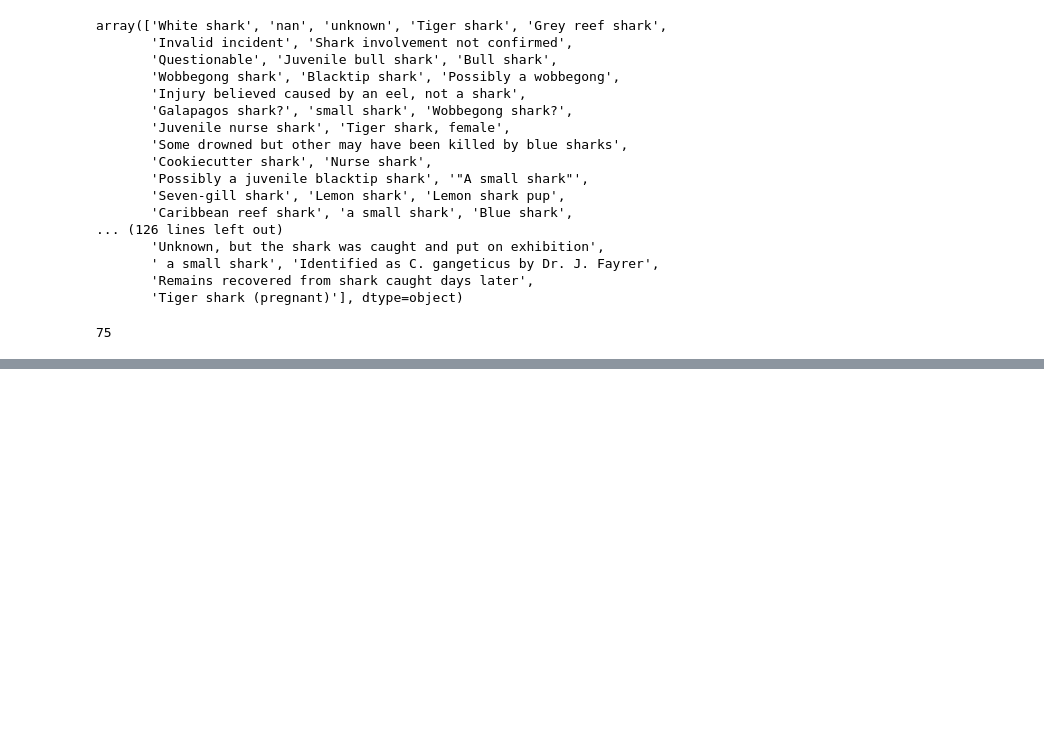
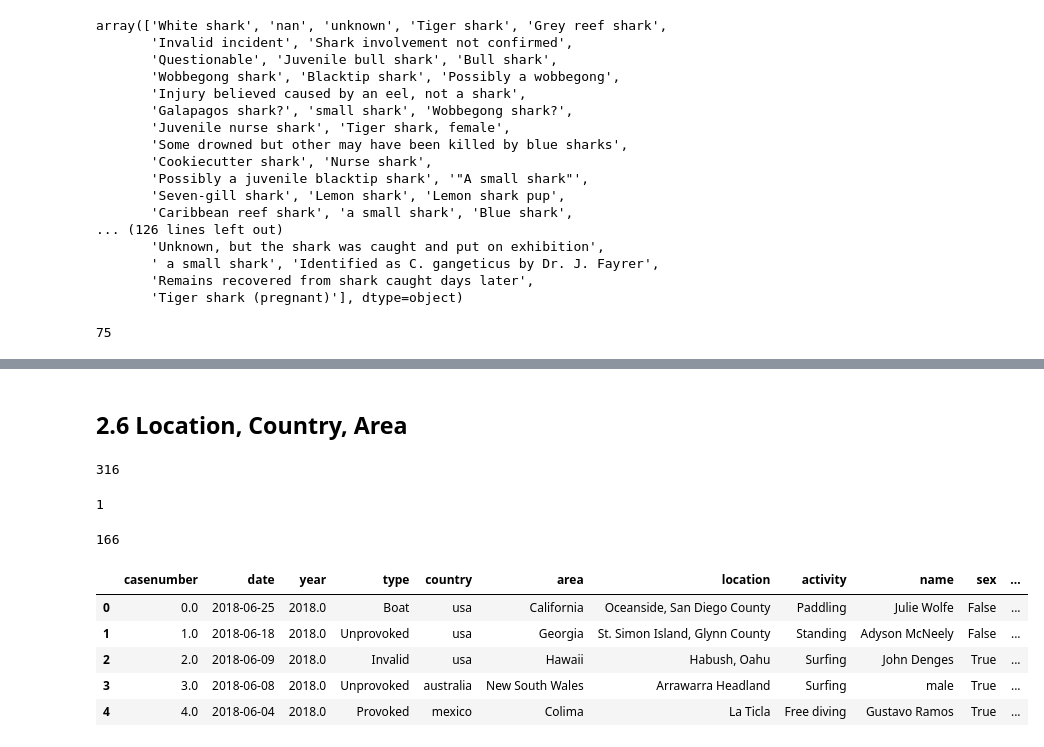
Before and after one commit to IbaiGallego/DataCleaning_SharkAttack, a Jupyter notebook: mycode/main.ipynb, the cells around one changed output, grey strips where cells are left out. Cells and saved outputs as stored; diff of their text form; code cells hidden in the pictures; blank space fills up the shorter version.

```diff
--- a/mycode/main.ipynb
+++ b/mycode/main.ipynb
@@ -359,6 +359,10 @@ jaws
 4955 rows × 24 columns
 # %% [markdown]
 *commit 5 and 6*
+# %%
+jaws.time = jaws.time.dropna()
+jaws.date = jaws.date.dropna()
+jaws.year = jaws.year.dropna()
 # %% [markdown]
 # 2.3 Age and Sex
 # %% [markdown]
@@ -514,4 +518,6 @@ print(jaws.type.unique())
 # %% [output]
 ['Boat' 'Unprovoked' 'Invalid' 'Provoked' 'Questionable' 'Sea Disaster'
  nan]
+# %%
+jaws.type = jaws.type.dropna()
 # %% [markdown]
@@ -603,0 +606,6 @@ commit 7
+# %% [markdown]
+## 2.6 Location, Country, Area
+# %%
+jaws.location.isna().sum()
+# %% [output]
+316
@@ -603,0 +614,26 @@ commit 7
+# %%
+jaws.casenumber.isna().sum()
+# %% [output]
+1
+# %%
+def clean_country(x):
+    x = str(x)
+    pattern= re.findall(r'[a-zA-Z\(\)\-\?]+', x)
+    if x == 'Unknown':
+        return None
+    elif pattern:
+        return x.lower()
+jaws.country = jaws.country.apply(clean_country)
+jaws.country = jaws.country.str.replace(r'[(\)\-\?]+', '')
+len(jaws.country.unique())
+# %% [output]
+166
+# %%
+jaws.head()
+# %% [output]
+|  | casenumber | date | year | type | country | area | location | activity | name | sex | ... |
+| 0 | 0.0 | 2018-06-25 | 2018.0 | Boat | usa | California | Oceanside, San Diego County | Paddling | Julie Wolfe | False | ... |
+| 1 | 1.0 | 2018-06-18 | 2018.0 | Unprovoked | usa | Georgia | St. Simon Island, Glynn County | Standing | Adyson McNeely | False | ... |
+| 2 | 2.0 | 2018-06-09 | 2018.0 | Invalid | usa | Hawaii | Habush, Oahu | Surfing | John Denges | True | ... |
+| 3 | 3.0 | 2018-06-08 | 2018.0 | Unprovoked | australia | New South Wales | Arrawarra Headland | Surfing | male | True | ... |
+| 4 | 4.0 | 2018-06-04 | 2018.0 | Provoked | mexico | Colima | La Ticla | Free diving | Gustavo Ramos | True | ... |
```
Also changed, not shown: parts of 17 cells of this notebook.
